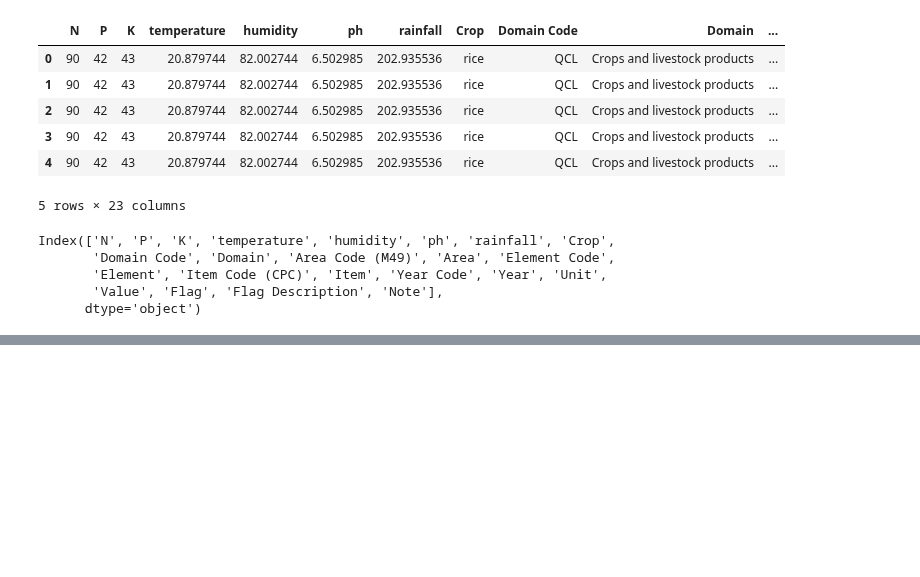
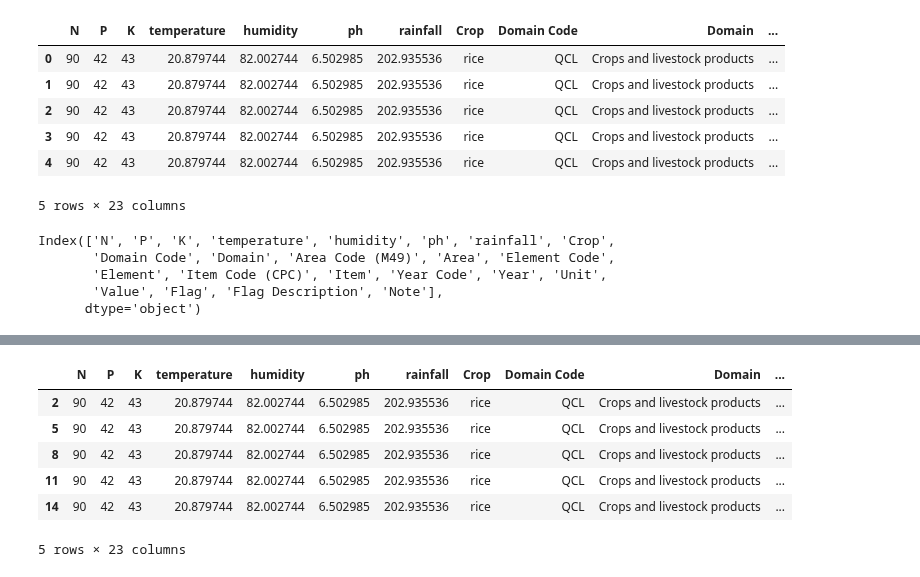
Before and after one commit to springboardmentor2468a-lab/AgriYield, a Jupyter notebook: KARTHICK_RAJA_S/notebook.ipynb, the cells around one changed output, grey strips where cells are left out. Saved outputs shown, nothing was run; the diff lists cells and outputs as text; code cells hidden in the pictures; blank space fills up the shorter version.

```diff
--- a/KARTHICK_RAJA_S/notebook.ipynb
+++ b/KARTHICK_RAJA_S/notebook.ipynb
@@ -670,3 +642,5 @@ Index(['N', 'P', 'K', 'temperature', 'humidity', 'ph', 'rainfall', 'Crop',
       dtype='object')
 # %%
 df3.to_csv("final.csv", index=False)
+# %%
+df4=pd.read_csv('final.csv')
@@ -672,0 +657,12 @@ df3.to_csv("final.csv", index=False)
+# %%
+df4 = df4[df4['Element'] == 'Production']
+# %%
+df4.head()
+# %% [output]
+|  | N | P | K | temperature | humidity | ph | rainfall | Crop | Domain Code | Domain | ... |
+| 2 | 90 | 42 | 43 | 20.879744 | 82.002744 | 6.502985 | 202.935536 | rice | QCL | Crops and livestock products | ... |
+| 5 | 90 | 42 | 43 | 20.879744 | 82.002744 | 6.502985 | 202.935536 | rice | QCL | Crops and livestock products | ... |
+| 8 | 90 | 42 | 43 | 20.879744 | 82.002744 | 6.502985 | 202.935536 | rice | QCL | Crops and livestock products | ... |
+| 11 | 90 | 42 | 43 | 20.879744 | 82.002744 | 6.502985 | 202.935536 | rice | QCL | Crops and livestock products | ... |
+| 14 | 90 | 42 | 43 | 20.879744 | 82.002744 | 6.502985 | 202.935536 | rice | QCL | Crops and livestock products | ... |
+5 rows × 23 columns
```
Also changed, not shown: parts of 20 cells of this notebook, 1 other file.
